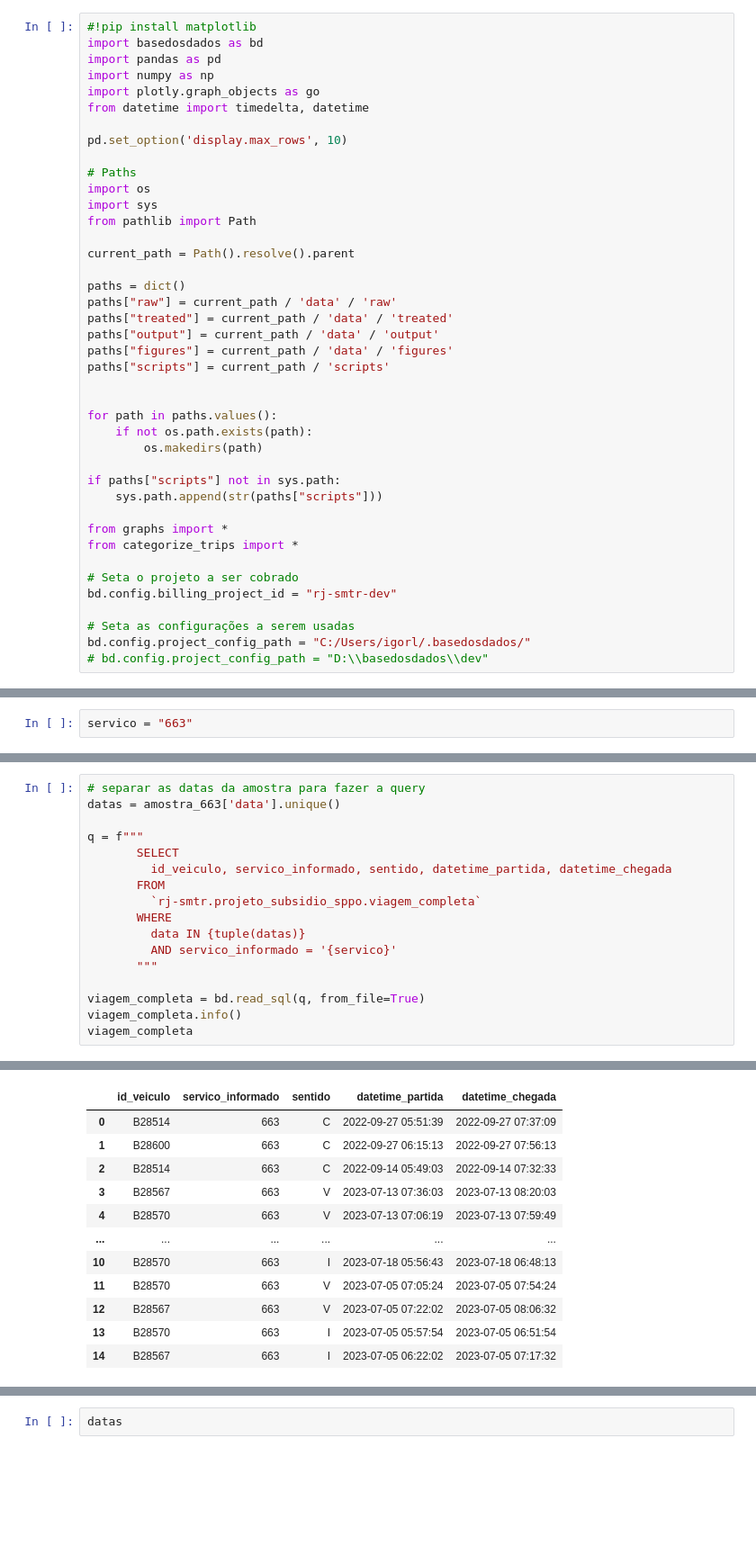
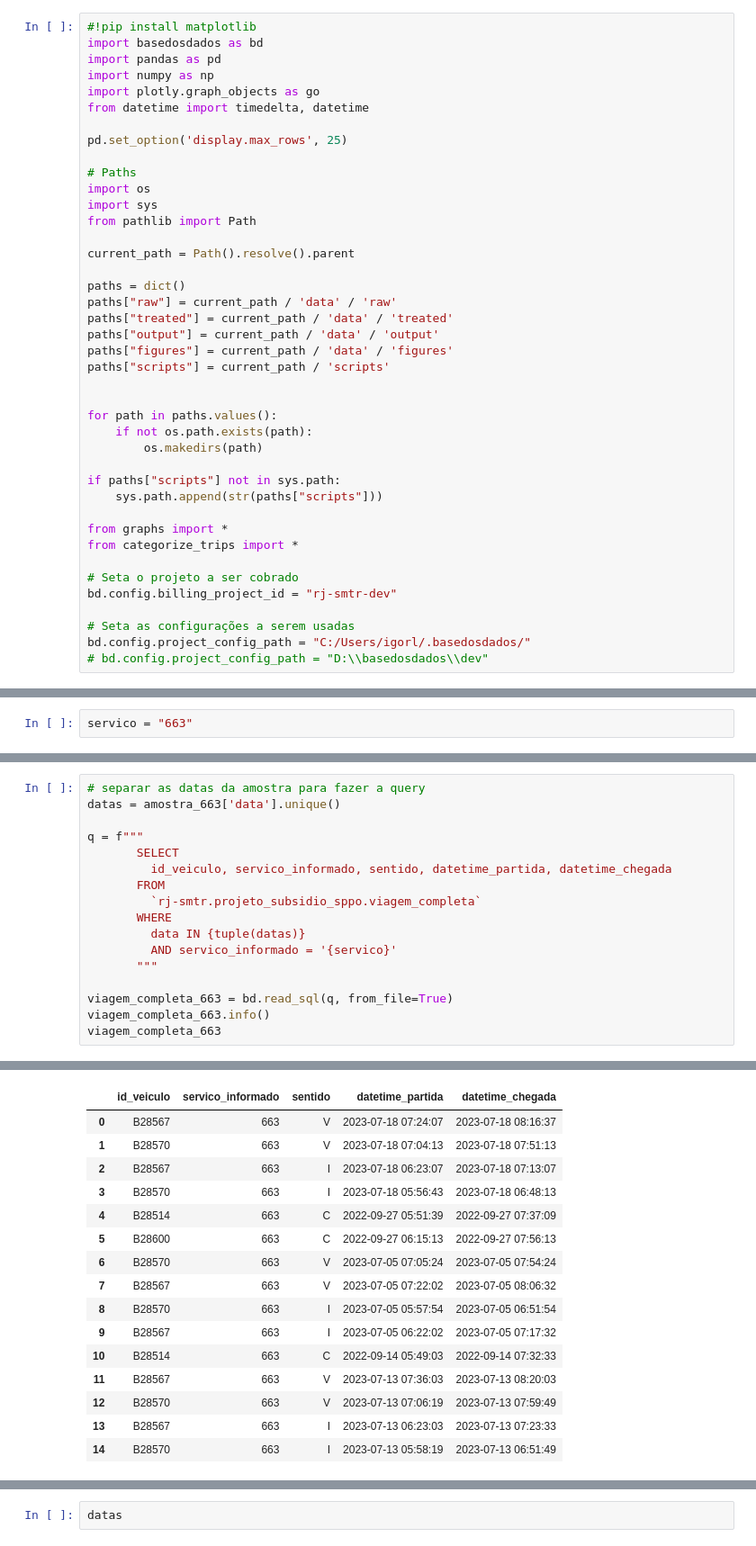
Before and after one commit to RJ-SMTR/subsidio_recursos, a Jupyter notebook: SMTR202212006620_663_2022_12_16/notebooks/1_analise_exploratoria_663.ipynb, the cells around one changed output, grey strips where cells are left out. Shown at 90% size. Drawn from its saved outputs; the diff is of its cells as text; blank space fills up the shorter version.

```diff
--- a/SMTR202212006620_663_2022_12_16/notebooks/1_analise_exploratoria_663.ipynb
+++ b/SMTR202212006620_663_2022_12_16/notebooks/1_analise_exploratoria_663.ipynb
@@ -13,7 +15,7 @@ import numpy as np
 import plotly.graph_objects as go
 from datetime import timedelta, datetime
 
-pd.set_option('display.max_rows', 10)
+pd.set_option('display.max_rows', 25)
 
 # Paths
 import os
@@ -163,42 +134,46 @@ Identificar e classificar viagens duplicadas ou sobrepostas
 # %%
 # separar as datas da amostra para fazer a query
 datas = amostra_663['data'].unique()
 
 q = f"""
        SELECT
          id_veiculo, servico_informado, sentido, datetime_partida, datetime_chegada
        FROM
          `rj-smtr.projeto_subsidio_sppo.viagem_completa`
        WHERE
          data IN {tuple(datas)}
          AND servico_informado = '{servico}'
        """
 
-viagem_completa = bd.read_sql(q, from_file=True)
-viagem_completa.info()
-viagem_completa
+viagem_completa_663 = bd.read_sql(q, from_file=True)
+viagem_completa_663.info()
+viagem_completa_663
 # %% [output]
 <class 'pandas.core.frame.DataFrame'>
 RangeIndex: 15 entries, 0 to 14
 Data columns (total 5 columns):
  #   Column             Non-Null Count  Dtype
 ---  ------             --------------  -----
  0   id_veiculo         15 non-null     object
  1   servico_informado  15 non-null     object
  2   sentido            15 non-null     object
  3   datetime_partida   15 non-null     datetime64[ns]
  4   datetime_chegada   15 non-null     datetime64[ns]
 dtypes: datetime64[ns](2), object(3)
 memory usage: 728.0+ bytes
 |  | id_veiculo | servico_informado | sentido | datetime_partida | datetime_chegada |
-| 0 | B28514 | 663 | C | 2022-09-27 05:51:39 | 2022-09-27 07:37:09 |
-| 1 | B28600 | 663 | C | 2022-09-27 06:15:13 | 2022-09-27 07:56:13 |
-| 2 | B28514 | 663 | C | 2022-09-14 05:49:03 | 2022-09-14 07:32:33 |
-| 3 | B28567 | 663 | V | 2023-07-13 07:36:03 | 2023-07-13 08:20:03 |
-| 4 | B28570 | 663 | V | 2023-07-13 07:06:19 | 2023-07-13 07:59:49 |
-| ... | ... | ... | ... | ... | ... |
-| 10 | B28570 | 663 | I | 2023-07-18 05:56:43 | 2023-07-18 06:48:13 |
-| 11 | B28570 | 663 | V | 2023-07-05 07:05:24 | 2023-07-05 07:54:24 |
-| 12 | B28567 | 663 | V | 2023-07-05 07:22:02 | 2023-07-05 08:06:32 |
-| 13 | B28570 | 663 | I | 2023-07-05 05:57:54 | 2023-07-05 06:51:54 |
-| 14 | B28567 | 663 | I | 2023-07-05 06:22:02 | 2023-07-05 07:17:32 |
+| 0 | B28567 | 663 | V | 2023-07-18 07:24:07 | 2023-07-18 08:16:37 |
+| 1 | B28570 | 663 | V | 2023-07-18 07:04:13 | 2023-07-18 07:51:13 |
+| 2 | B28567 | 663 | I | 2023-07-18 06:23:07 | 2023-07-18 07:13:07 |
+| 3 | B28570 | 663 | I | 2023-07-18 05:56:43 | 2023-07-18 06:48:13 |
+| 4 | B28514 | 663 | C | 2022-09-27 05:51:39 | 2022-09-27 07:37:09 |
+| 5 | B28600 | 663 | C | 2022-09-27 06:15:13 | 2022-09-27 07:56:13 |
+| 6 | B28570 | 663 | V | 2023-07-05 07:05:24 | 2023-07-05 07:54:24 |
+| 7 | B28567 | 663 | V | 2023-07-05 07:22:02 | 2023-07-05 08:06:32 |
+| 8 | B28570 | 663 | I | 2023-07-05 05:57:54 | 2023-07-05 06:51:54 |
+| 9 | B28567 | 663 | I | 2023-07-05 06:22:02 | 2023-07-05 07:17:32 |
+| 10 | B28514 | 663 | C | 2022-09-14 05:49:03 | 2022-09-14 07:32:33 |
+| 11 | B28567 | 663 | V | 2023-07-13 07:36:03 | 2023-07-13 08:20:03 |
+| 12 | B28570 | 663 | V | 2023-07-13 07:06:19 | 2023-07-13 07:59:49 |
+| 13 | B28567 | 663 | I | 2023-07-13 06:23:03 | 2023-07-13 07:23:33 |
+| 14 | B28570 | 663 | I | 2023-07-13 05:58:19 | 2023-07-13 06:51:49 |
```
Also changed, not shown: parts of 83 cells of this notebook, 7 other files.
